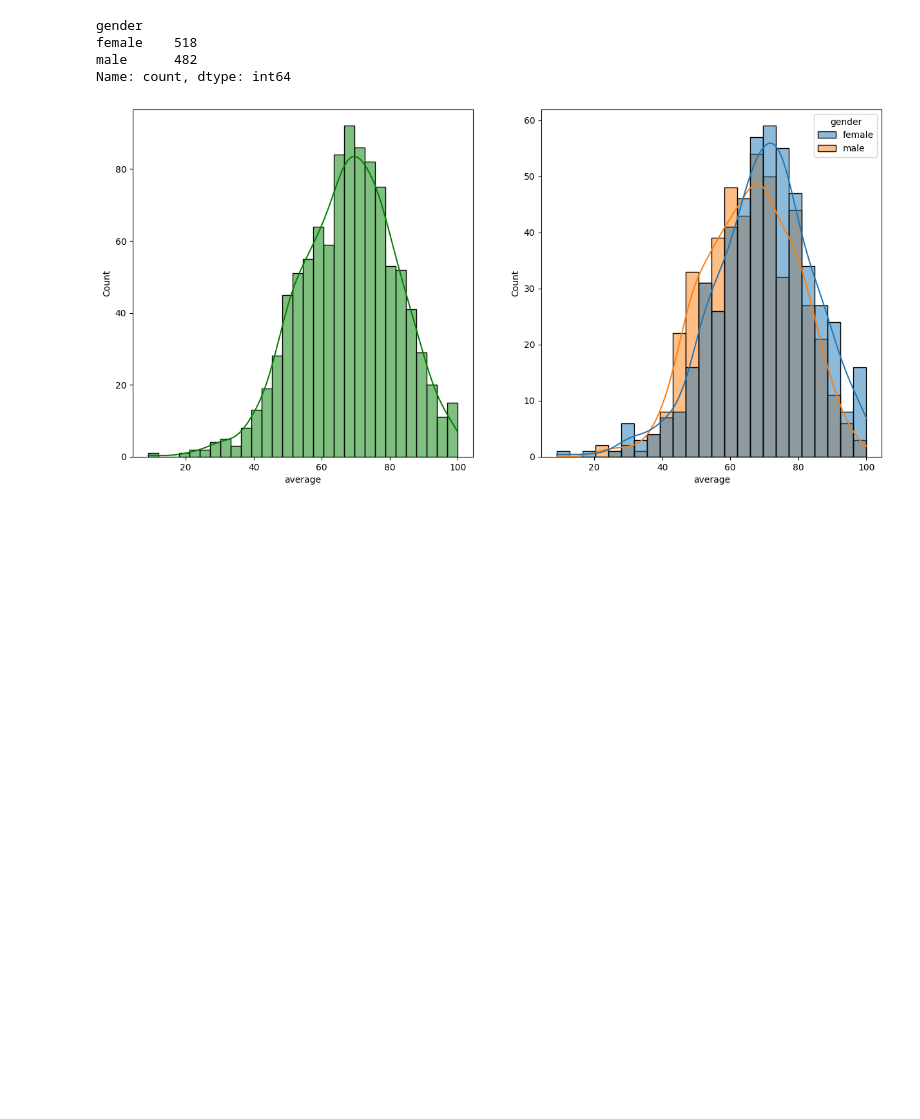
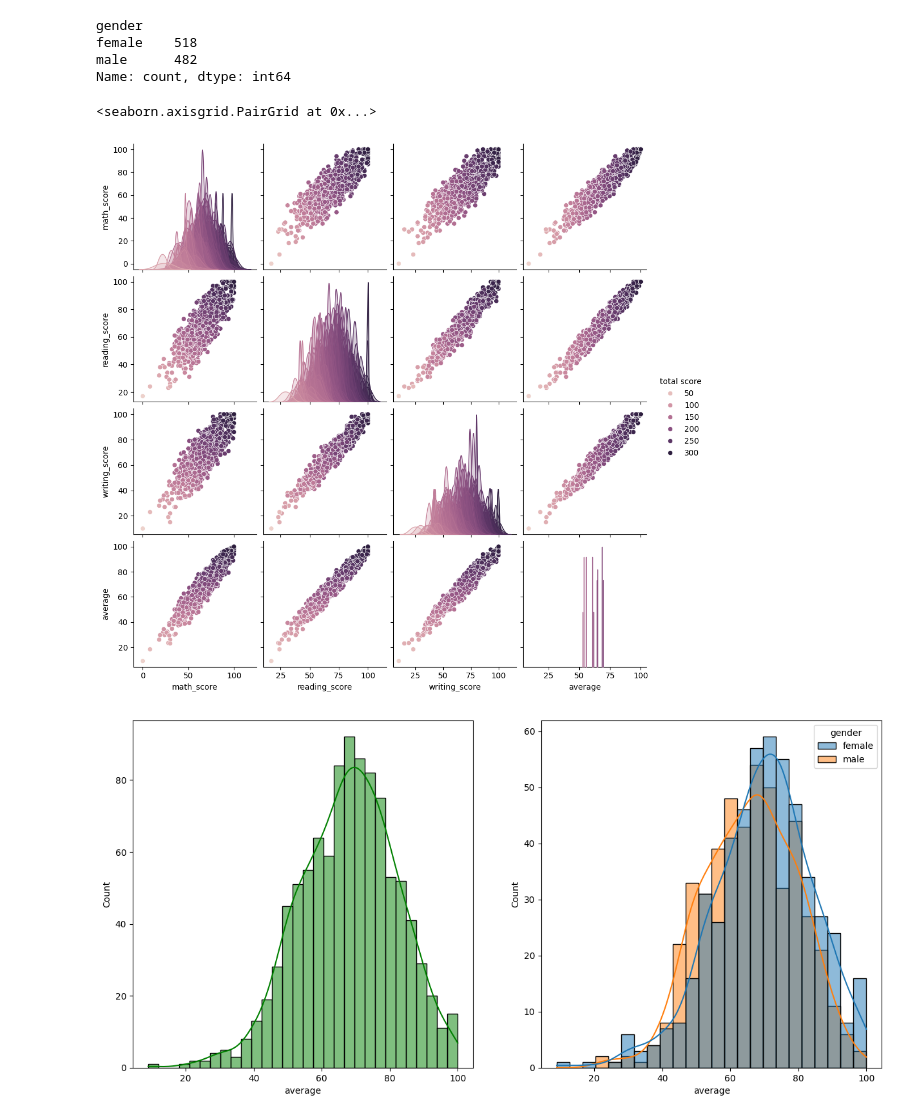
Before and after one commit to Hassan3924/mlproject, a Jupyter notebook: notebook/1. EDA Student Performance.ipynb, the cells around one changed output. Saved outputs shown, nothing was run; the diff lists cells and outputs as text; code cells hidden in the pictures; blank space fills up the shorter version.

```diff
--- a/notebook/1. EDA Student Performance.ipynb
+++ b/notebook/1. EDA Student Performance.ipynb
@@ -274,6 +272,11 @@ gender
 female    518
 male      482
 Name: count, dtype: int64
+# %%
+sns.pairplot(df, hue='total score')
+# %% [output]
+<seaborn.axisgrid.PairGrid at 0x...>
+[figure, added]
 # %%
 fig, axs = plt.subplots(1, 2, figsize=(15, 7))
 plt.subplot(121)
```
Also changed, not shown: parts of 4 cells of this notebook, 5 other files.
